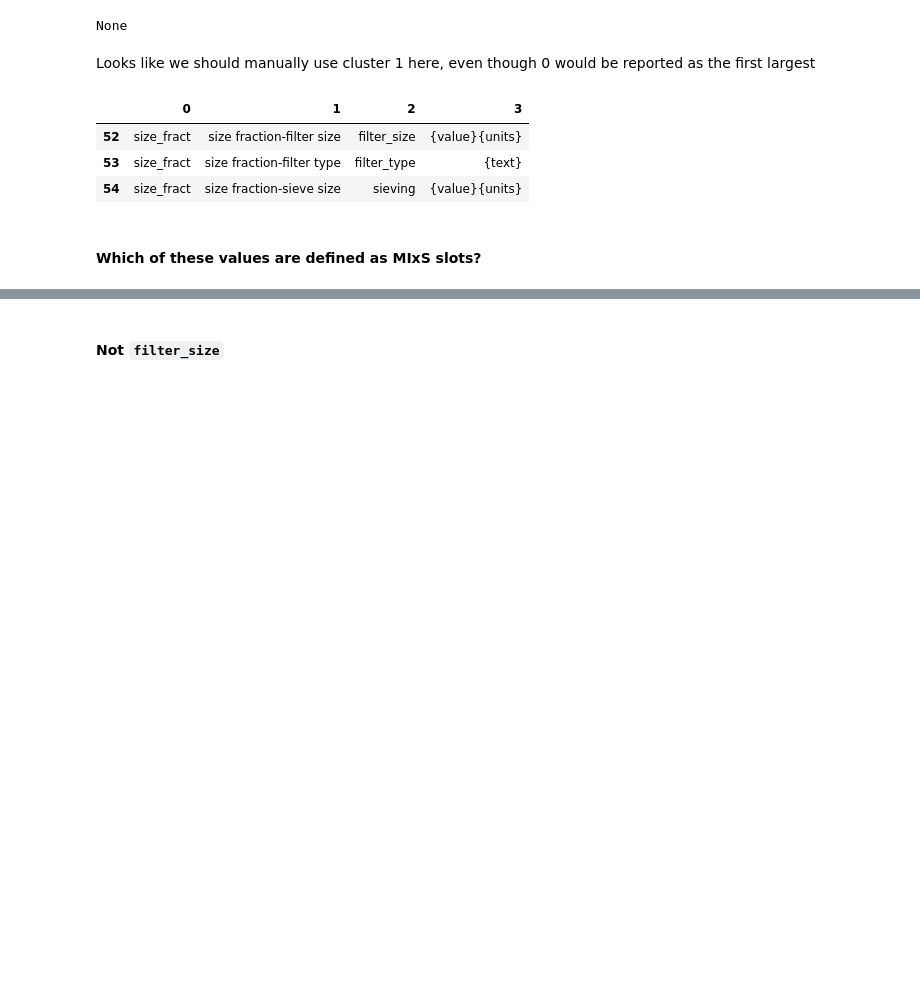
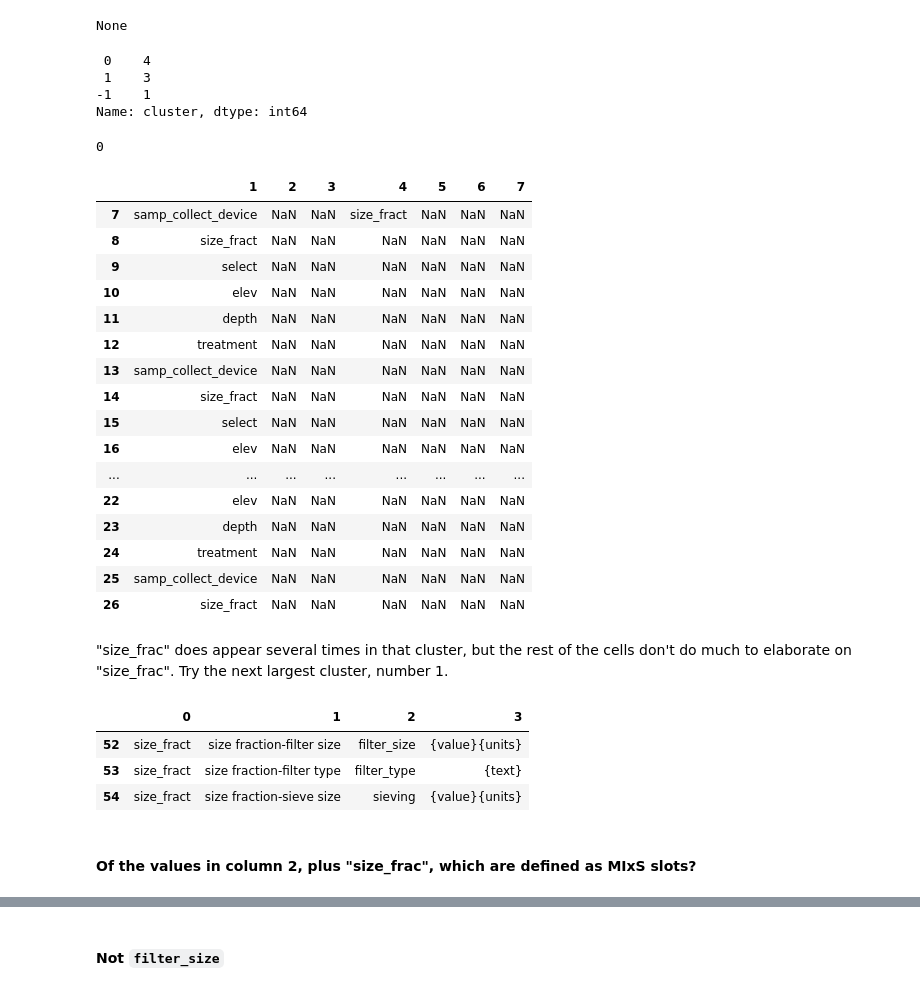
Before and after one commit to microbiomedata/nmdc-metadata, a Jupyter notebook: notebooks/nmdc_metadata_issue_375_prototype.ipynb, the cells around one changed output, grey strips where cells are left out. Cells and saved outputs as stored; diff of their text form; code cells hidden in the pictures; blank space fills up the shorter version.

```diff
--- a/notebooks/nmdc_metadata_issue_375_prototype.ipynb
+++ b/notebooks/nmdc_metadata_issue_375_prototype.ipynb
@@ -1551,5 +1352,41 @@ sf_largest_index = sf_cluster_sizes.index[0]
-# %% [markdown]
-Looks like we should manually use cluster 1 here, even though 0 would be reported as the first largest
+# %%
+sf_cluster_sizes = sf_coord_frame["cluster"].value_counts()
+sf_cluster_sizes
+# %% [output]
+ 0    4
+ 1    3
+-1    1
+Name: cluster, dtype: int64
+# %%
+sf_largest_index = sf_cluster_sizes.index[0]
+print(sf_largest_index)
+# %% [output]
+0
+# %%
+template_sf_menu_terms = get_data_from_extended_cluster_coords(
+    template_menu_terms, sf_coord_frame, sf_largest_index
+)
+template_sf_menu_terms
+# %% [output]
+|  | 1 | 2 | 3 | 4 | 5 | 6 | 7 |
+| 7 | samp_collect_device | NaN | NaN | size_fract | NaN | NaN | NaN |
+| 8 | size_fract | NaN | NaN | NaN | NaN | NaN | NaN |
+| 9 | select | NaN | NaN | NaN | NaN | NaN | NaN |
+| 10 | elev | NaN | NaN | NaN | NaN | NaN | NaN |
+| 11 | depth | NaN | NaN | NaN | NaN | NaN | NaN |
+| 12 | treatment | NaN | NaN | NaN | NaN | NaN | NaN |
+| 13 | samp_collect_device | NaN | NaN | NaN | NaN | NaN | NaN |
+| 14 | size_fract | NaN | NaN | NaN | NaN | NaN | NaN |
+| 15 | select | NaN | NaN | NaN | NaN | NaN | NaN |
+| 16 | elev | NaN | NaN | NaN | NaN | NaN | NaN |
+| ... | ... | ... | ... | ... | ... | ... | ... |
+| 22 | elev | NaN | NaN | NaN | NaN | NaN | NaN |
+| 23 | depth | NaN | NaN | NaN | NaN | NaN | NaN |
+| 24 | treatment | NaN | NaN | NaN | NaN | NaN | NaN |
+| 25 | samp_collect_device | NaN | NaN | NaN | NaN | NaN | NaN |
+| 26 | size_fract | NaN | NaN | NaN | NaN | NaN | NaN |
+# %% [markdown]
+"size_frac" does appear several times in that cluster, but  the rest of the cells don't do much to elaborate on "size_frac". Try the next largest cluster, number 1.
 # %%
 template_sf_menu_terms = get_data_from_extended_cluster_coords(
     template_menu_terms, sf_coord_frame, 1, additional_columns=3
@@ -1562,4 +1399,4 @@ template_sf_menu_terms
 | 53 | size_fract | size fraction-filter type | filter_type | {text} |
 | 54 | size_fract | size fraction-sieve size | sieving | {value}{units} |
 # %% [markdown]
-#### Which of these values are defined as MIxS slots?
+#### Of the values in column 2, plus "size_frac", which are defined as MIxS slots?
```
Also changed, not shown: parts of 137 cells of this notebook, 1 other file.
